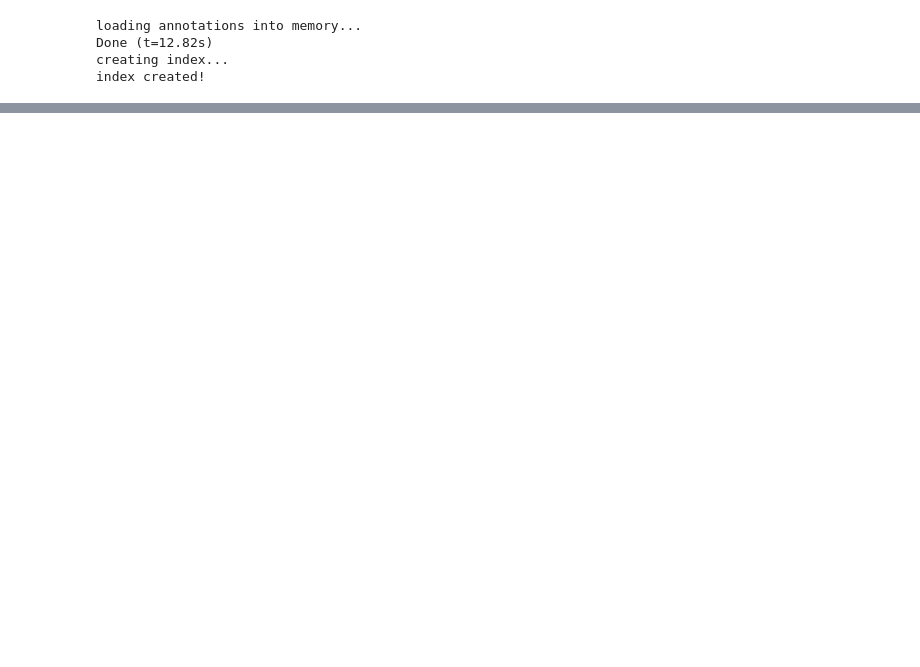
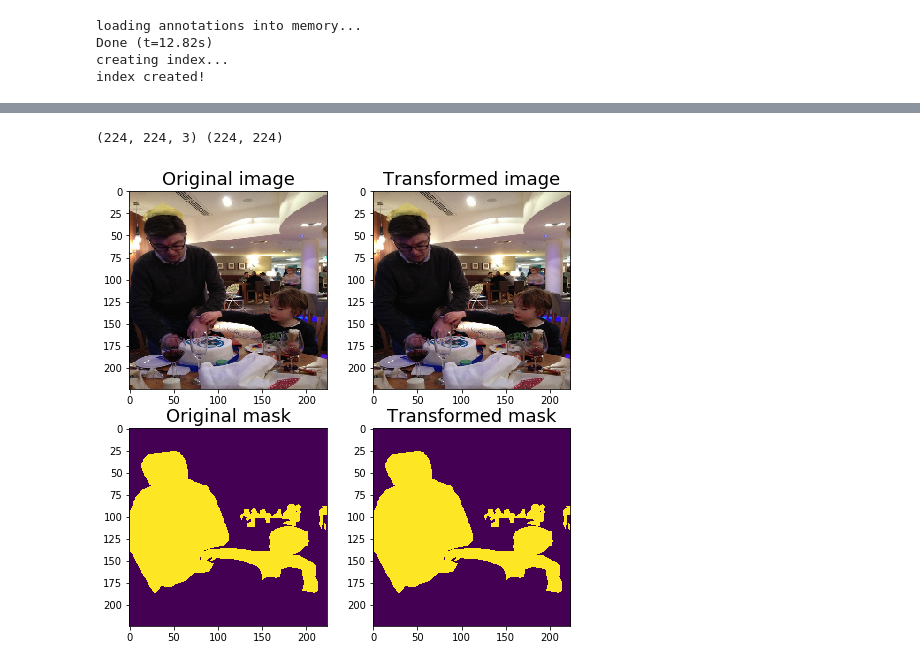
Before and after one commit to mattroz/mobilenet_segmentation, a Jupyter notebook: coco_segmentation_test.ipynb, the cells around one changed output, grey strips where cells are left out. Saved outputs shown, nothing was run; the diff lists cells and outputs as text; code cells hidden in the pictures; blank space fills up the shorter version.

```diff
--- a/coco_segmentation_test.ipynb
+++ b/coco_segmentation_test.ipynb
@@ -111,0 +189,17 @@ len(d)
+# %%
+aug = CenterCrop(p=1, height=original_height, width=original_width)
+
+augmented = aug(image=image_padded, mask=mask_padded)
+
+image_center_cropped = augmented['image']
+mask_center_cropped = augmented['mask']
+
+print(image_center_cropped.shape, mask_center_cropped.shape)
+
+assert (image - image_center_cropped).sum() == 0
+assert (mask - mask_center_cropped).sum() == 0
+
+visualize(image_padded, mask_padded, original_image=image_center_cropped, original_mask=mask_center_cropped)
+# %% [output]
+(224, 224, 3) (224, 224)
+[figure, added]
```
Also changed, not shown: parts of 22 cells of this notebook.
